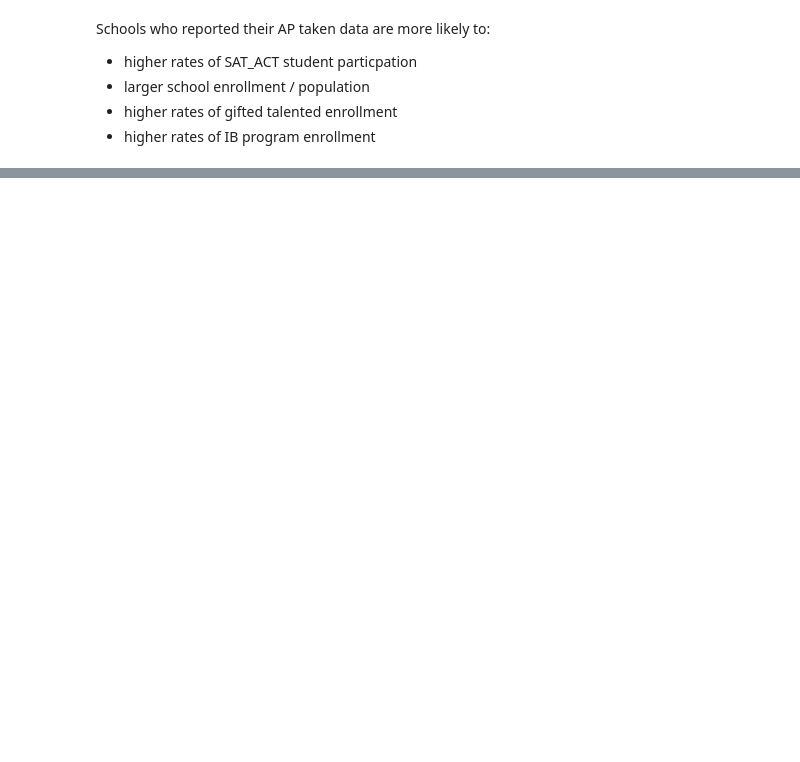
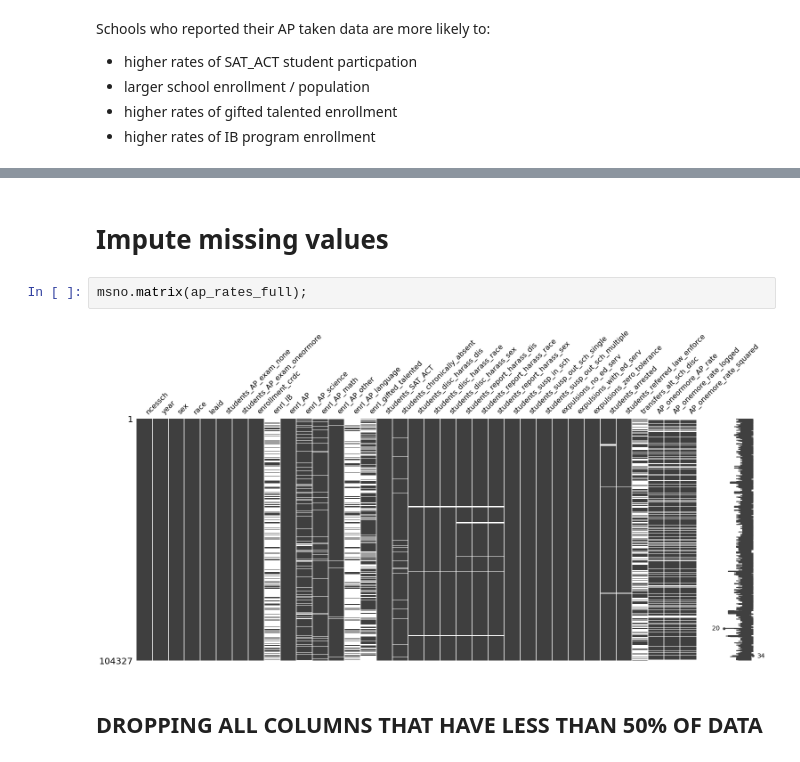
Before and after one commit to meeraduggs/AP-Exams, a Jupyter notebook: EDA/correlations_and_drops.ipynb, the cells around one changed output, grey strips where cells are left out. Cells and saved outputs as stored; diff of their text form; blank space fills up the shorter version.

```diff
--- a/EDA/correlations_and_drops.ipynb
+++ b/EDA/correlations_and_drops.ipynb
@@ -193,3 +357,11 @@ ap_feat
 | 6433629 | 6.057301e+10 | 605730.0 | 2017 | 99 | 99 | NaN | NaN | NaN | ... |
 | 6433630 | 6.057301e+10 | 605730.0 | 2017 | 99 | 99 | NaN | NaN | NaN | ... |
 6433631 rows × 20 columns
+# %% [markdown]
+# Impute missing values
+# %%
+msno.matrix(ap_rates_full);
+# %% [output]
+[figure, added]
+# %% [markdown]
+## DROPPING ALL COLUMNS THAT HAVE LESS THAN 50% OF DATA
```
Also changed, not shown: parts of 47 cells of this notebook, 7 other files.
